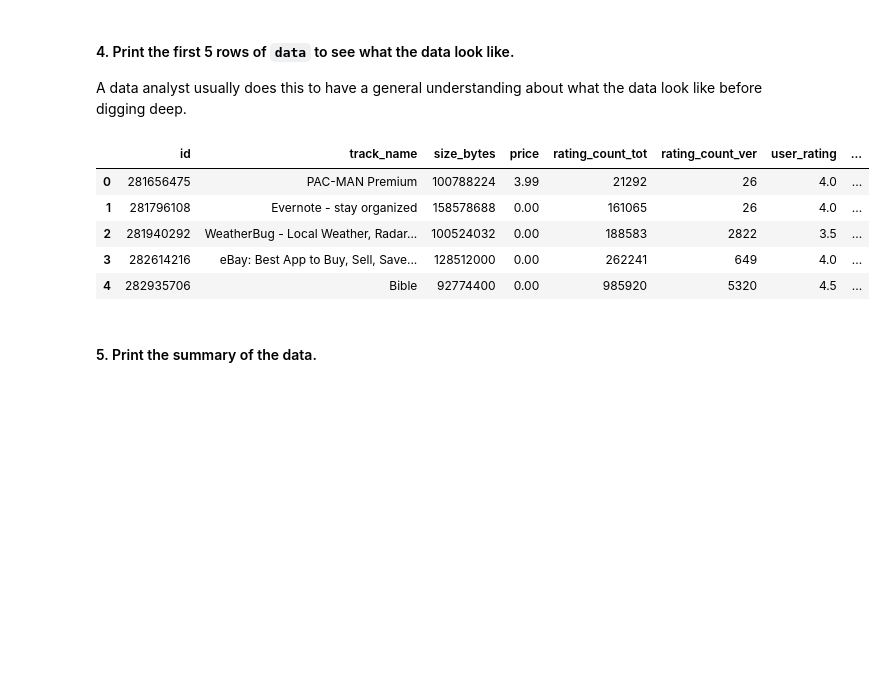
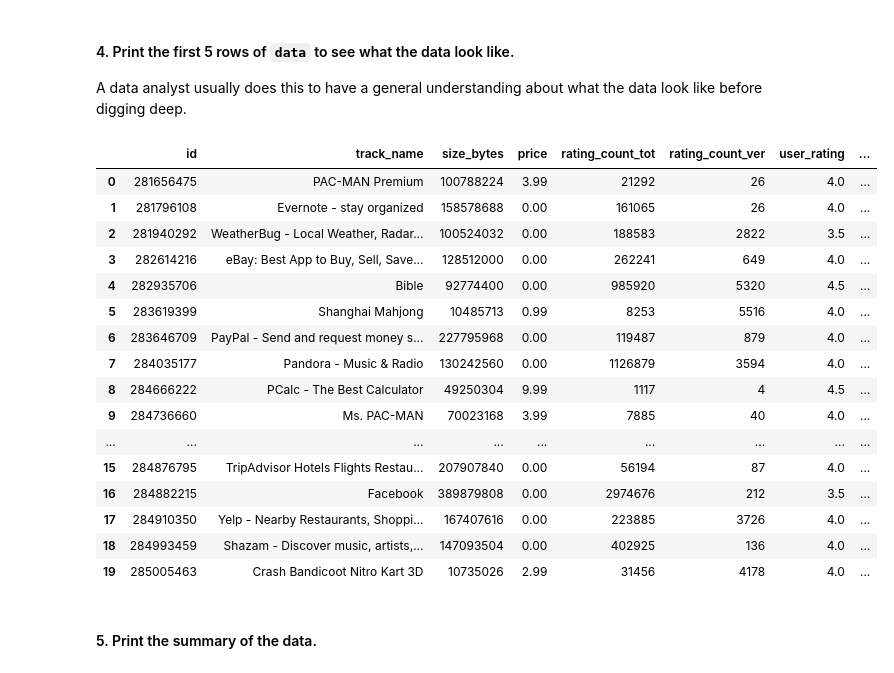
Before and after one commit to ta-data-remote/lab-pandas-deep-dive, a Jupyter notebook: your-code/main.ipynb, the cells around one changed output. Drawn from its saved outputs; the diff is of its cells as text; code cells hidden in the pictures; blank space fills up the shorter version.

```diff
--- a/your-code/main.ipynb
+++ b/your-code/main.ipynb
@@ -27,22 +14,35 @@ os.getcwd()
+# %%
+path="../data/apple_store.csv"
 # %% [markdown]
 #### 3. Using the pandas, read the data either from the downladed file or the database.
 
 Assign the returned value to a variable called `data`.
 # %%
-data = pd.read_csv("apple_store.csv")
+data = pd.read_csv(path)
 # %% [markdown]
 #### 4. Print the first 5 rows of `data` to see what the data look like.
 
 A data analyst usually does this to have a general understanding about what the data look like before digging deep.
 # %%
-data.head()
+data.head(20)
 # %% [output]
 |  | id | track_name | size_bytes | price | rating_count_tot | rating_count_ver | user_rating | ... |
 | 0 | 281656475 | PAC-MAN Premium | 100788224 | 3.99 | 21292 | 26 | 4.0 | ... |
 | 1 | 281796108 | Evernote - stay organized | 158578688 | 0.00 | 161065 | 26 | 4.0 | ... |
 | 2 | 281940292 | WeatherBug - Local Weather, Radar... | 100524032 | 0.00 | 188583 | 2822 | 3.5 | ... |
 | 3 | 282614216 | eBay: Best App to Buy, Sell, Save... | 128512000 | 0.00 | 262241 | 649 | 4.0 | ... |
 | 4 | 282935706 | Bible | 92774400 | 0.00 | 985920 | 5320 | 4.5 | ... |
+| 5 | 283619399 | Shanghai Mahjong | 10485713 | 0.99 | 8253 | 5516 | 4.0 | ... |
+| 6 | 283646709 | PayPal - Send and request money s... | 227795968 | 0.00 | 119487 | 879 | 4.0 | ... |
+| 7 | 284035177 | Pandora - Music & Radio | 130242560 | 0.00 | 1126879 | 3594 | 4.0 | ... |
+| 8 | 284666222 | PCalc - The Best Calculator | 49250304 | 9.99 | 1117 | 4 | 4.5 | ... |
+| 9 | 284736660 | Ms. PAC-MAN | 70023168 | 3.99 | 7885 | 40 | 4.0 | ... |
+| ... | ... | ... | ... | ... | ... | ... | ... | ... |
+| 15 | 284876795 | TripAdvisor Hotels Flights Restau... | 207907840 | 0.00 | 56194 | 87 | 4.0 | ... |
+| 16 | 284882215 | Facebook | 389879808 | 0.00 | 2974676 | 212 | 3.5 | ... |
+| 17 | 284910350 | Yelp - Nearby Restaurants, Shoppi... | 167407616 | 0.00 | 223885 | 3726 | 4.0 | ... |
+| 18 | 284993459 | Shazam - Discover music, artists,... | 147093504 | 0.00 | 402925 | 136 | 4.0 | ... |
+| 19 | 285005463 | Crash Bandicoot Nitro Kart 3D | 10735026 | 2.99 | 31456 | 4178 | 4.0 | ... |
 # %% [markdown]
 #### 5. Print the summary of the data.
 # %%
```
Also changed, not shown: parts of 28 cells of this notebook.
